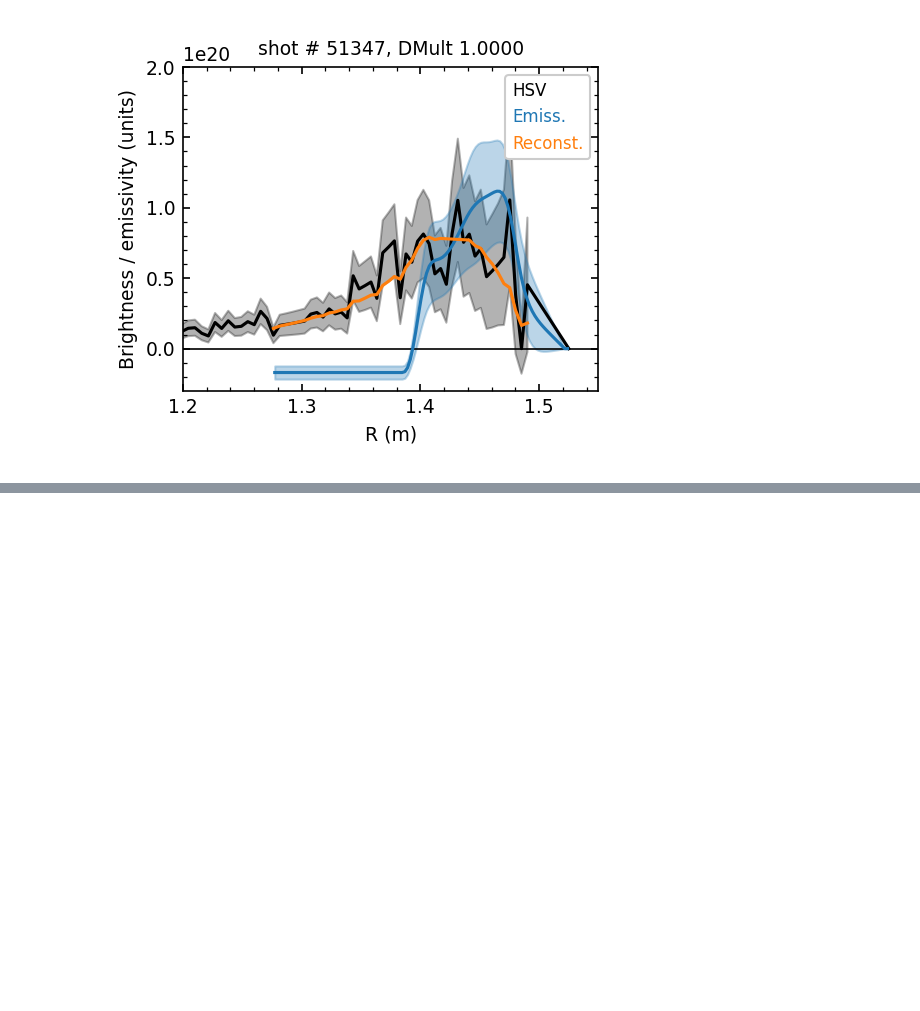
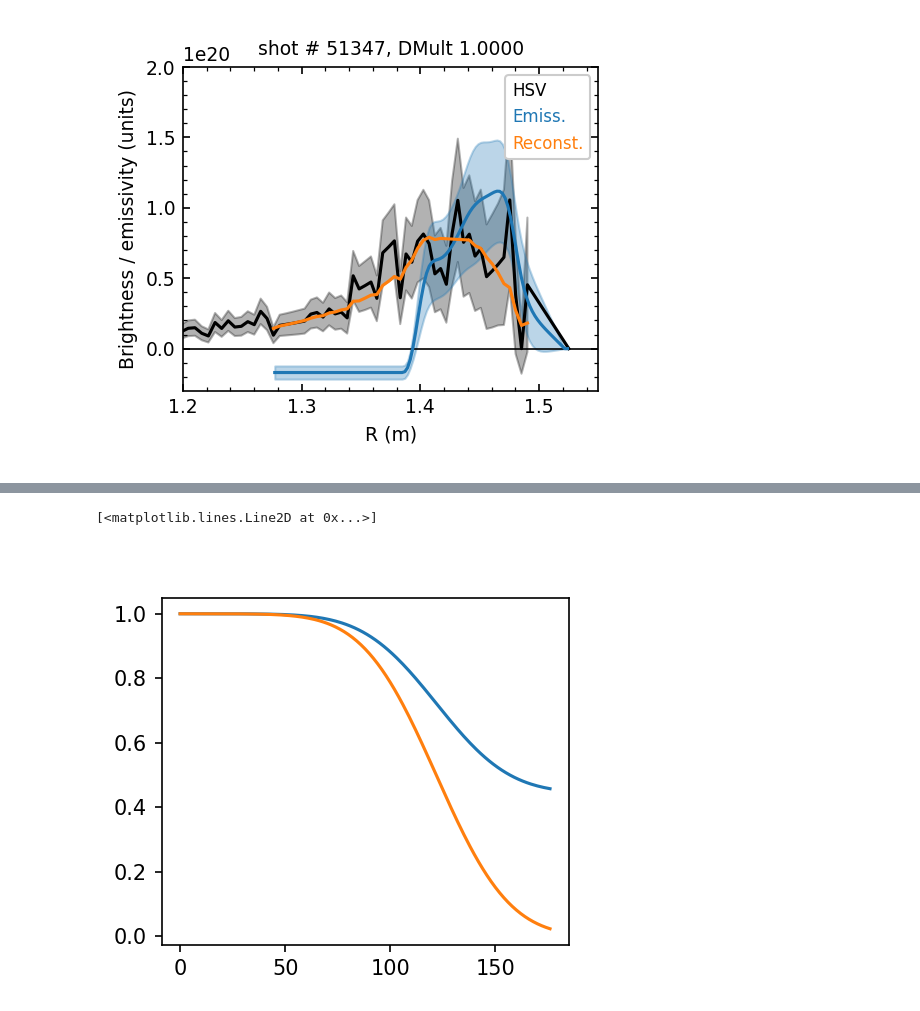
Before and after one commit to JamieDunsmore7/tokamak_inversion_routines, a Jupyter notebook: Testing/DisectingTheAlgorithm-Copy3.ipynb, the cells around one changed output, grey strips where cells are left out. Drawn from its saved outputs; the diff is of its cells as text; code cells hidden in the pictures; blank space fills up the shorter version.

```diff
--- a/Testing/DisectingTheAlgorithm-Copy3.ipynb
+++ b/Testing/DisectingTheAlgorithm-Copy3.ipynb
@@ -663,0 +719,21 @@ plt.tight_layout()
+# %%
+vignFn0 = HSV.vignette(amp=152.067, offset=121.7288)
+vignFn0 = HSV.transform(vignFn0, shotn)
+vignFn0 /= (152.067 + 121.7288)
+vignFn0 = vignFn0[dSlice[:-1]][0]
+if flipBool:
+    vignFn0 = np.flip(vignFn0)
+# %%
+vignFn1 = HSV.vignette(amp=1., offset=0.)
+vignFn1 = HSV.transform(vignFn1, shotn)
+vignFn1 /= (1. + 0.)
+vignFn1 = vignFn1[dSlice[:-1]][0]
+if flipBool:
+    vignFn1 = np.flip(vignFn1)
+# %%
+fig, ax = plt.subplots(1, 1, figsize=(3.5,3), dpi=150)
+ax.plot(vignFn0)
+ax.plot(vignFn1)
+# %% [output]
+[<matplotlib.lines.Line2D at 0x...>]
+[figure, added]
```
Also changed, not shown: parts of 3 cells of this notebook, 47 other files.
